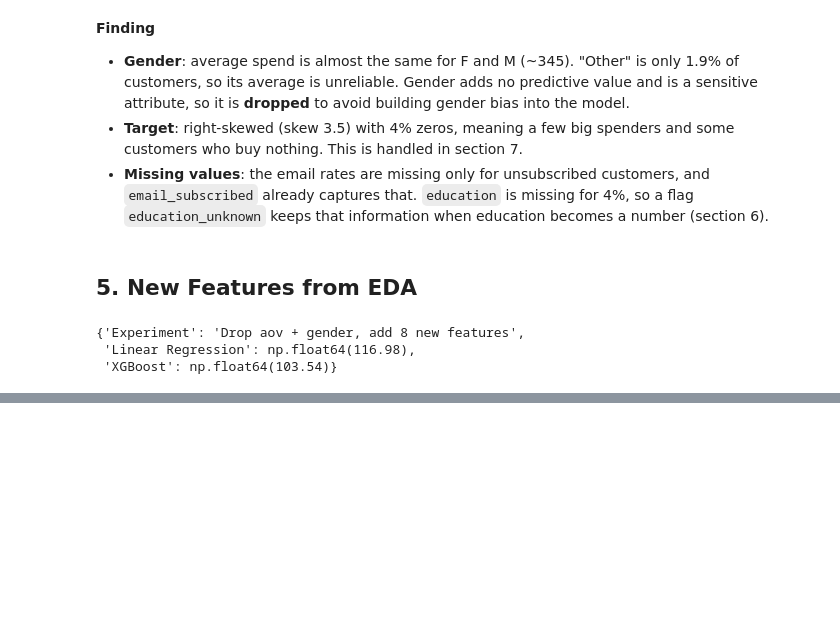
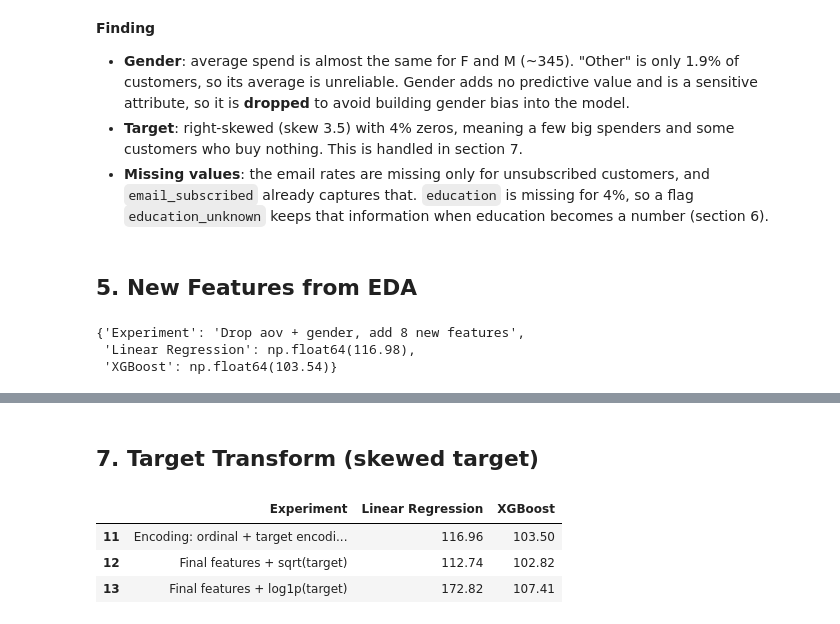
Before and after one commit to arkadeycns/cosmo, a Jupyter notebook: 03_feature_engineering.ipynb, the cells around one changed output, grey strips where cells are left out. Drawn from its saved outputs; the diff is of its cells as text; code cells hidden in the pictures; blank space fills up the shorter version.

```diff
--- a/03_feature_engineering.ipynb
+++ b/03_feature_engineering.ipynb
@@ -236,0 +246,4 @@ evaluate('Drop aov + gender, add 8 new features', onehot(fe))
+# %%
+cats = ['region', 'education', 'membership_tier', 'preferred_channel']
+for c in cats:
+    print(c, '->', df[c].nunique(), 'categories')
@@ -236,0 +255,25 @@ evaluate('Drop aov + gender, add 8 new features', onehot(fe))
+# %%
+ordinal_maps = {
+    'membership_tier': {'Basic': 0, 'Silver': 1, 'Gold': 2},
+    'education': {'High school': 0, 'Bachelor': 1, 'Master': 2, 'PhD': 3},
+}
+
+def ordinal(X):
+    X = X.copy()
+    X['education_unknown'] = (X['education'] == 'Unknown').astype(int)
+    X['education'] = X['education'].replace('Unknown', 'Bachelor')   # missing -> most common level
+    for c, m in ordinal_maps.items():
+        X[c] = X[c].map(m)
+    return X
+
+def frequency(X):
+    X = X.copy()
+    for c in cats:
+        X[c] = X[c].map(X[c].value_counts(normalize=True))
+    return X
+
+evaluate('Encoding: one-hot all', onehot(fe))
+evaluate('Encoding: ordinal (tier, education) + one-hot rest', onehot(ordinal(fe)))
+evaluate('Encoding: frequency', frequency(fe))
+evaluate('Encoding: target encoding', fe, target_encode=cats)
+evaluate('Encoding: ordinal + target encoding rest', ordinal(fe), target_encode=['region', 'preferred_channel'])
@@ -236,0 +289,12 @@ evaluate('Drop aov + gender, add 8 new features', onehot(fe))
+# %% [markdown]
+## 7. Target Transform (skewed target)
+# %%
+final = onehot(ordinal(fe))
+evaluate('Final features + sqrt(target)', final, target_transform='sqrt')
+evaluate('Final features + log1p(target)', final, target_transform='log')
+pd.DataFrame(results).tail(3)
+# %% [output]
+|  | Experiment | Linear Regression | XGBoost |
+| 11 | Encoding: ordinal + target encodi... | 116.96 | 103.50 |
+| 12 | Final features + sqrt(target) | 112.74 | 102.82 |
+| 13 | Final features + log1p(target) | 172.82 | 107.41 |
```
Also changed, not shown: parts of 10 cells of this notebook, 1 other file.
